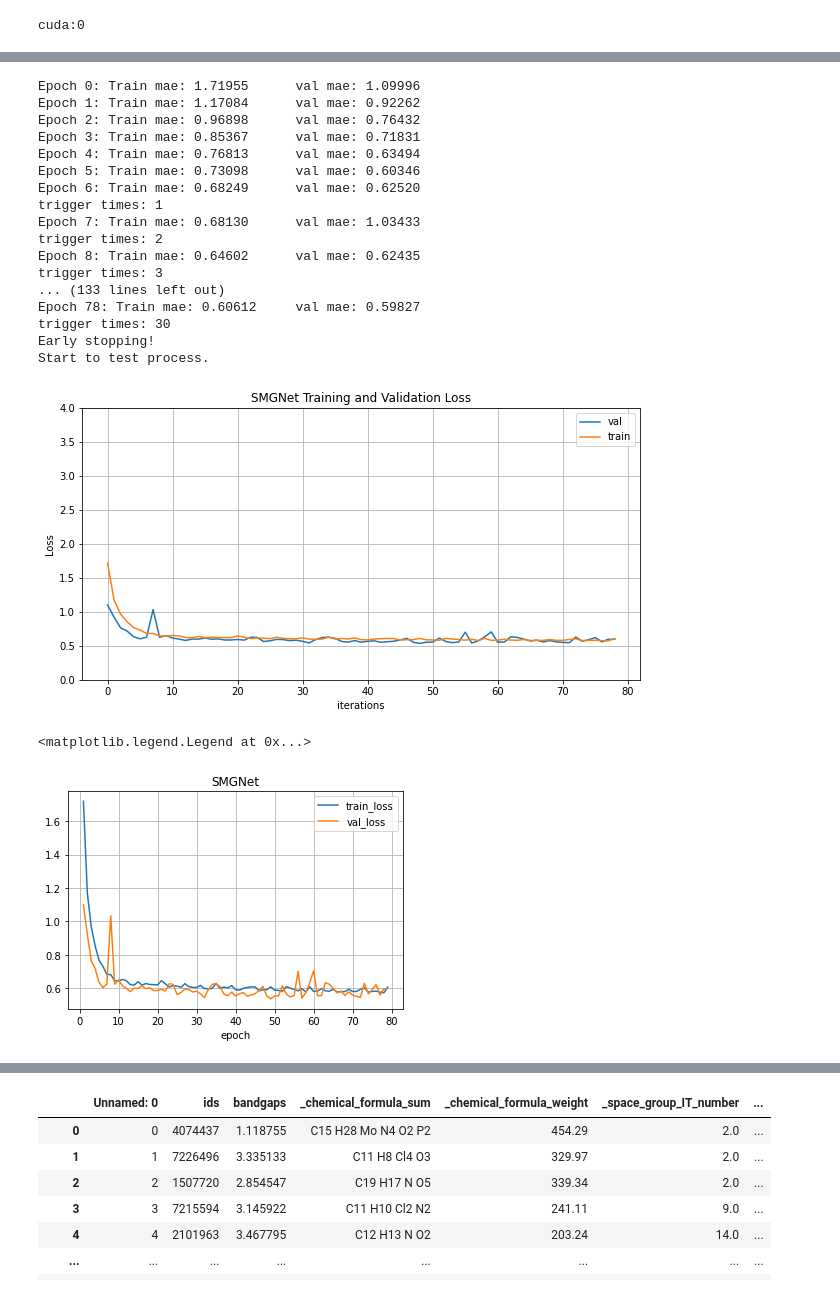
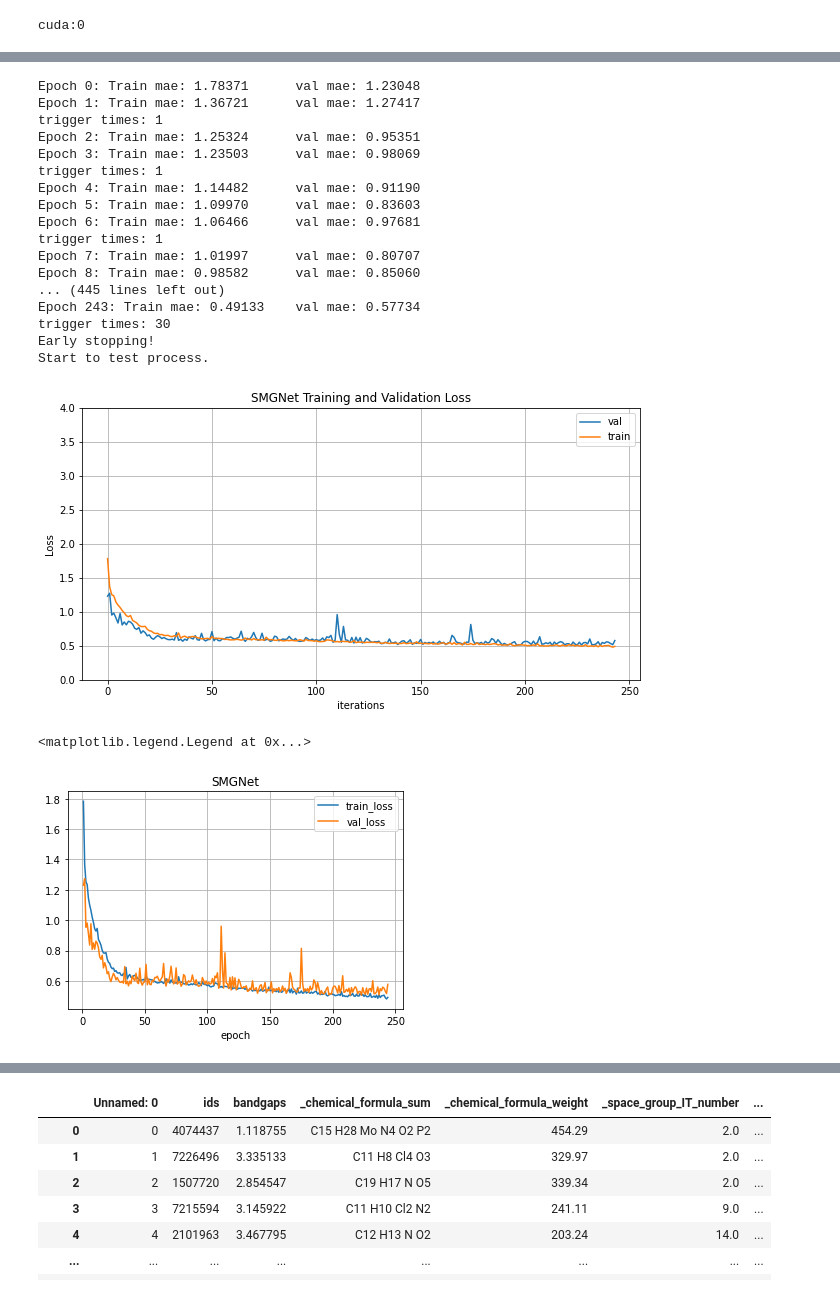
Before and after one commit to ntchung195/SMGNet, a Jupyter notebook: smgnet_gnn.ipynb, the cells around one changed output, grey strips where cells are left out. Cells and saved outputs as stored; diff of their text form; code cells hidden in the pictures.

Commit message:
training update

```diff
--- a/smgnet_gnn.ipynb
+++ b/smgnet_gnn.ipynb
@@ -29,7 +29,7 @@ from torch_geometric.utils import degree
 # %%
 graph_max_radius = 5.0
 graph_max_neighbors = 12
-LR = 0.005
+LR = 0.001
 # LR = 8.28967316828403e-05
 eps_rate = 1.7687722582665366e-05
 weight_decay = 1.3459636454913954e-06
@@ -92,11 +92,11 @@ from torch.nn import Sequential, Linear, ReLU
 from torch_geometric.nn import GINConv, global_add_pool
 from torch_geometric.nn import global_mean_pool as gap, global_max_pool as gmp
 
-# GINConv model
-class GINConvNet(torch.nn.Module):
+# SGMNet model
+class SGMNet(torch.nn.Module):
     def __init__(self, n_output=1,num_features=114,n_filters=32, embed_dim=128, output_dim=64, dropout=0.3):
 
-        super(GINConvNet, self).__init__()
+        super(SGMNet, self).__init__()
 
         dim = 32
         self.dropout = nn.Dropout(dropout)
@@ -406,6 +395,6 @@ cuda:0
 # %%
 from torchviz import make_dot
 # %%
-model = GINConvNet(num_features=79).to(device)
+model = SGMNet(num_features=79).to(device)
 print(model)
 # %% [output]
@@ -471,8 +462,8 @@ best_ret = []
 best_mse = 0.80
 best_ci = 0
 best_epoch = -1
-model_st = "GINConvNet"
-model_file_name = 'GINConvNet' + model_st  +  '.model'
+model_st = "SGMNet"
+model_file_name = 'SGMNet' + model_st  +  '.model'
 result_file_name = 'result_' + model_st +  '.csv'
 
 val_losses = []
@@ -510,32 +501,32 @@ for epoch in range(NUM_EPOCHS):
 
         trigger_times = 0
         the_last_loss = the_current_loss
-        torch.save(model.state_dict(), 'GINConvNet.model')
+        torch.save(model.state_dict(), 'SGMNet.model')
 
 
     with open(result_file_name,'w') as f:
         f.write(','.join(map(str,ret)))
 # %% [output]
-Epoch 0: Train mae: 1.71955      val mae: 1.09996
-Epoch 1: Train mae: 1.17084      val mae: 0.92262
-Epoch 2: Train mae: 0.96898      val mae: 0.76432
-Epoch 3: Train mae: 0.85367      val mae: 0.71831
-Epoch 4: Train mae: 0.76813      val mae: 0.63494
-Epoch 5: Train mae: 0.73098      val mae: 0.60346
-Epoch 6: Train mae: 0.68249      val mae: 0.62520
+Epoch 0: Train mae: 1.78371      val mae: 1.23048
+Epoch 1: Train mae: 1.36721      val mae: 1.27417
 trigger times: 1
-Epoch 7: Train mae: 0.68130      val mae: 1.03433
-trigger times: 2
-Epoch 8: Train mae: 0.64602      val mae: 0.62435
-trigger times: 3
-... (133 lines left out)
-Epoch 78: Train mae: 0.60612     val mae: 0.59827
+Epoch 2: Train mae: 1.25324      val mae: 0.95351
+Epoch 3: Train mae: 1.23503      val mae: 0.98069
+trigger times: 1
+Epoch 4: Train mae: 1.14482      val mae: 0.91190
+Epoch 5: Train mae: 1.09970      val mae: 0.83603
+Epoch 6: Train mae: 1.06466      val mae: 0.97681
+trigger times: 1
+Epoch 7: Train mae: 1.01997      val mae: 0.80707
+Epoch 8: Train mae: 0.98582      val mae: 0.85060
+... (445 lines left out)
+Epoch 243: Train mae: 0.49133    val mae: 0.57734
 trigger times: 30
 Early stopping!
 Start to test process.
 # %%
 plt.figure(figsize=(10,5))
-plt.title("SMGNet Training and Validation Loss")
+plt.title("SGMNet Training and Validation Loss")
 plt.plot(val_losses,label="val")
 plt.plot(train_losses,label="train")
 plt.xlabel("iterations")
@@ -543,20 +534,20 @@ plt.ylabel("Loss")
 plt.legend()
 plt.ylim(0, 4)
 plt.grid(True)
-plt.savefig('SMGNetTrainAndValidation.png', dpi=400,transparent=True)
+plt.savefig('SGMNetTrainAndValidation.png', dpi=400,transparent=True)
 plt.show()
 # %% [output]
-[figure, old version]
+[figure, new version]
 # %%
 ax = plt.subplot(1,1,1)
 ax.plot([e for e in range(1,len(train_losses) + 1)], train_losses, label="train_loss")
 ax.plot([e for e in range(1,len(val_losses) + 1)], val_losses, label="val_loss")
 plt.xlabel("epoch")
-plt.title('SMGNet')
+plt.title('SGMNet')
 plt.grid(True)
-plt.savefig('GINConvNetTrain.png', dpi=400,transparent=True)
+plt.savefig('SGMNetTrain.png', dpi=400,transparent=True)
 ax.legend()
 # %% [output]
 <matplotlib.legend.Legend at 0x...>
-[figure, old version]
+[figure, new version]
 # %%
```
Also changed, not shown: parts of 13 cells of this notebook, 6 other files.
